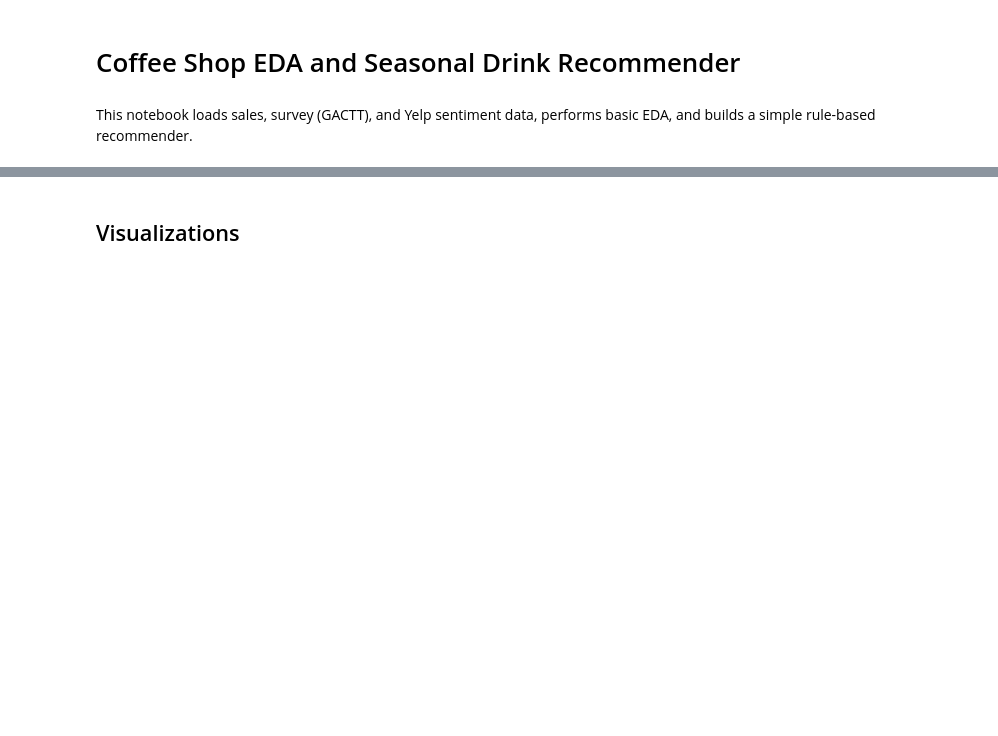
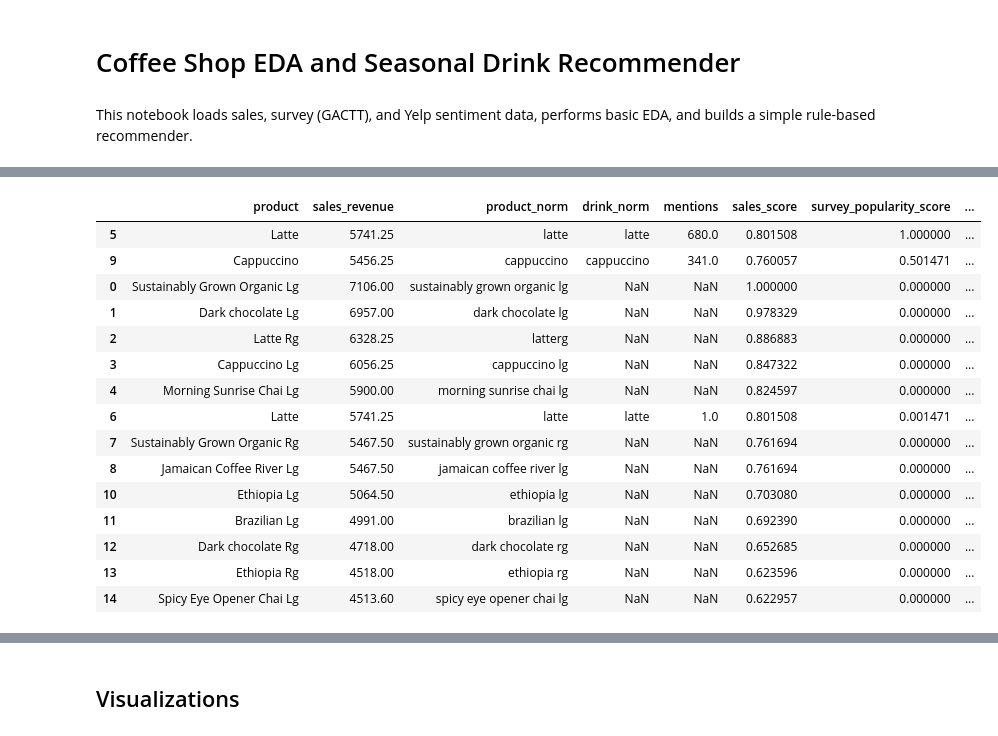
Before and after one commit to adobamenphoebe/coffee-shop-analytics, a Jupyter notebook: notebooks/coffee_shop_eda_and_model.ipynb, the cells around one changed output, grey strips where cells are left out. Saved outputs shown, nothing was run; the diff lists cells and outputs as text; code cells hidden in the pictures; blank space fills up the shorter version.

```diff
--- a/notebooks/coffee_shop_eda_and_model.ipynb
+++ b/notebooks/coffee_shop_eda_and_model.ipynb
@@ -63,53 +133,54 @@ fav_counts.head(10)
 # %%
-# normalize drink names to map to products
-def normalize_drink_name(s):
-    if pd.isna(s):
-        return None
-    s = s.lower().strip()
-    s = s.replace("iced ", "")
-    s = s.replace("ice ", "")
-    s = s.replace("latte ", "latte")
-    return s
+def minmax(s):
+    if s.max() == s.min():
+        return pd.Series(1.0, index=s.index)
+    return (s - s.min()) / (s.max() - s.min())
 
-reco = top_products.copy()
-reco.rename(columns={"line_item_amount": "sales_revenue"}, inplace=True)
-reco["product_norm"] = reco["product"].apply(normalize_drink_name)
+# Scores
+reco["sales_score"] = minmax(reco["sales_revenue"])
 
-fav_counts["drink_norm"] = fav_counts["drink_name"].apply(normalize_drink_name)
-
-reco = reco.merge(
-    fav_counts[["drink_norm", "mentions"]],
-    left_on="product_norm",
-    right_on="drink_norm",
-    how="left"
-)
-
-def minmax(s):
-    return (s - s.min()) / (s.max() - s.min()) if s.max() != s.min() else 1.0
-
-reco["sales_score"] = minmax(reco["sales_revenue"])
 reco["survey_popularity_score"] = reco["mentions"].fillna(0)
 if reco["survey_popularity_score"].max() > 0:
-    reco["survey_popularity_score"] = reco["survey_popularity_score"] / reco["survey_popularity_score"].max()
-else:
-    reco["survey_popularity_score"] = 0
+    reco["survey_popularity_score"] = (
+        reco["survey_popularity_score"] /
+        reco["survey_popularity_score"].max()
+    )
 
-# yelp sentiment (optional)
-if not yelp_sent.empty and "avg_sentiment" in yelp_sent.columns:
+# Yelp sentiment fallback
+if "yelp_sent" in globals() and not yelp_sent.empty and "avg_sentiment" in yelp_sent.columns:
     sentiment_default = yelp_sent["avg_sentiment"].mean()
 else:
     sentiment_default = 0.1
+
 reco["sentiment_score"] = sentiment_default
 
+# Final weighted score
 reco["final_score"] = (
     0.55 * reco["sales_score"] +
     0.30 * reco["survey_popularity_score"] +
     0.10 * reco["sentiment_score"] +
-    0.05 * 1  # placeholder
+    0.05 * 1
 )
 
 reco_sorted = reco.sort_values("final_score", ascending=False)
 reco_sorted.head(15)
+# %% [output]
+|  | product | sales_revenue | product_norm | drink_norm | mentions | sales_score | survey_popularity_score | ... |
+| 5 | Latte | 5741.25 | latte | latte | 680.0 | 0.801508 | 1.000000 | ... |
+| 9 | Cappuccino | 5456.25 | cappuccino | cappuccino | 341.0 | 0.760057 | 0.501471 | ... |
+| 0 | Sustainably Grown Organic Lg | 7106.00 | sustainably grown organic lg | NaN | NaN | 1.000000 | 0.000000 | ... |
+| 1 | Dark chocolate Lg | 6957.00 | dark chocolate lg | NaN | NaN | 0.978329 | 0.000000 | ... |
+| 2 | Latte Rg | 6328.25 | latterg | NaN | NaN | 0.886883 | 0.000000 | ... |
+| 3 | Cappuccino Lg | 6056.25 | cappuccino lg | NaN | NaN | 0.847322 | 0.000000 | ... |
+| 4 | Morning Sunrise Chai Lg | 5900.00 | morning sunrise chai lg | NaN | NaN | 0.824597 | 0.000000 | ... |
+| 6 | Latte | 5741.25 | latte | latte | 1.0 | 0.801508 | 0.001471 | ... |
+| 7 | Sustainably Grown Organic Rg | 5467.50 | sustainably grown organic rg | NaN | NaN | 0.761694 | 0.000000 | ... |
+| 8 | Jamaican Coffee River Lg | 5467.50 | jamaican coffee river lg | NaN | NaN | 0.761694 | 0.000000 | ... |
+| 10 | Ethiopia Lg | 5064.50 | ethiopia lg | NaN | NaN | 0.703080 | 0.000000 | ... |
+| 11 | Brazilian Lg | 4991.00 | brazilian lg | NaN | NaN | 0.692390 | 0.000000 | ... |
+| 12 | Dark chocolate Rg | 4718.00 | dark chocolate rg | NaN | NaN | 0.652685 | 0.000000 | ... |
+| 13 | Ethiopia Rg | 4518.00 | ethiopia rg | NaN | NaN | 0.623596 | 0.000000 | ... |
+| 14 | Spicy Eye Opener Chai Lg | 4513.60 | spicy eye opener chai lg | NaN | NaN | 0.622957 | 0.000000 | ... |
 # %%
 # export
 daily_rev.to_csv(OUTPUT_PATH + "daily_revenue.csv", index=False)
```
Also changed, not shown: parts of 9 cells of this notebook.
